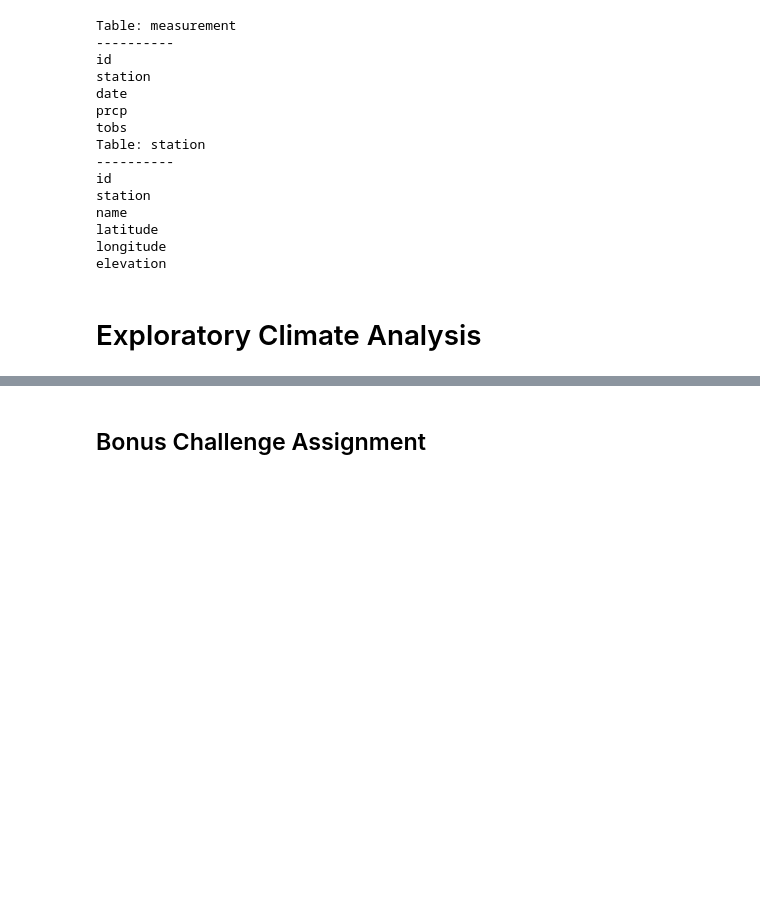
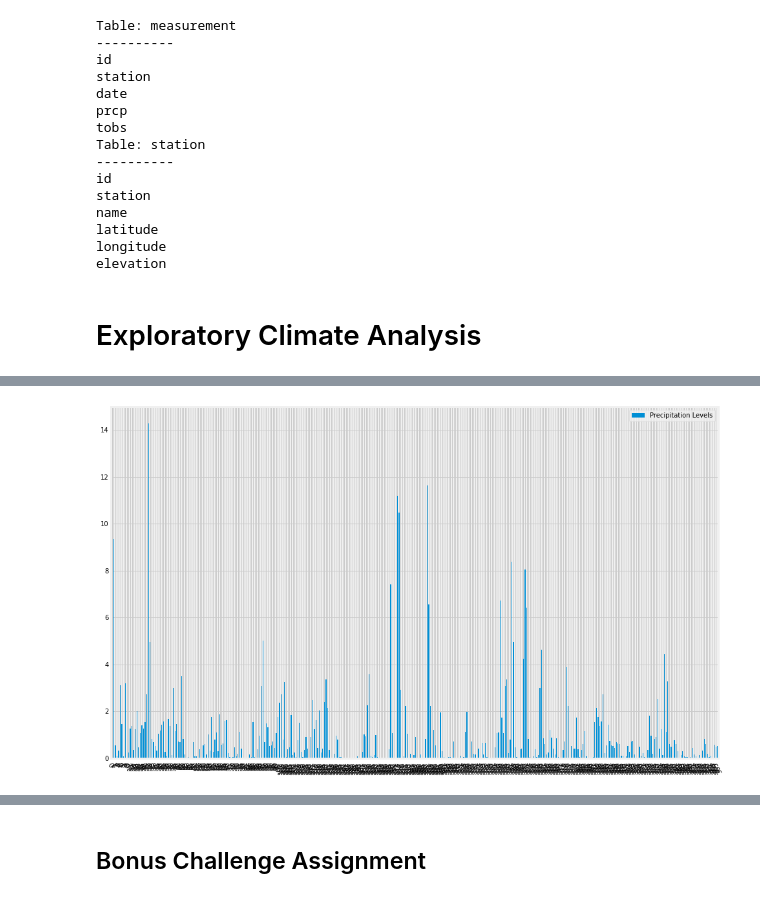
Before and after one commit to trezeget-1/sqlalchemy-challenge, a Jupyter notebook: Instructions/climate_starter.ipynb, the cells around one changed output, grey strips where cells are left out. Cells and saved outputs as stored; diff of their text form; code cells hidden in the pictures; blank space fills up the shorter version.

```diff
--- a/Instructions/climate_starter.ipynb
+++ b/Instructions/climate_starter.ipynb
@@ -101,0 +101,10 @@ precipitation_df.head()
+# %%
+precipitation_df_plot=precipitation_df.groupby("Date").sum()
+precipitation_df_plot=precipitation_df_plot.reset_index()
+precipitation_df_plot.plot(kind="bar", figsize=(15,10))
+plt.xticks(rotation=120)
+plt.show()
+# plt.bar(precipitation_df_plot["Date"],precipitation_df_plot["Precipitation Levels"])
+# plt.figure(figsize=(25,20))
+# %% [output]
+[figure, added]
```
Also changed, not shown: parts of 6 cells of this notebook.
